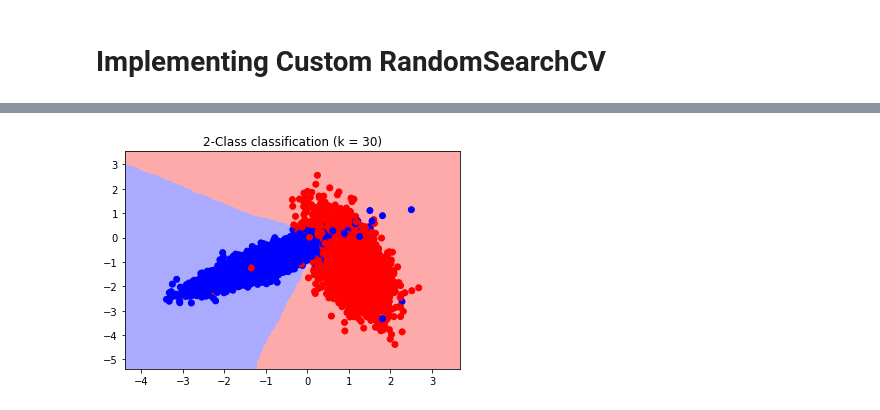
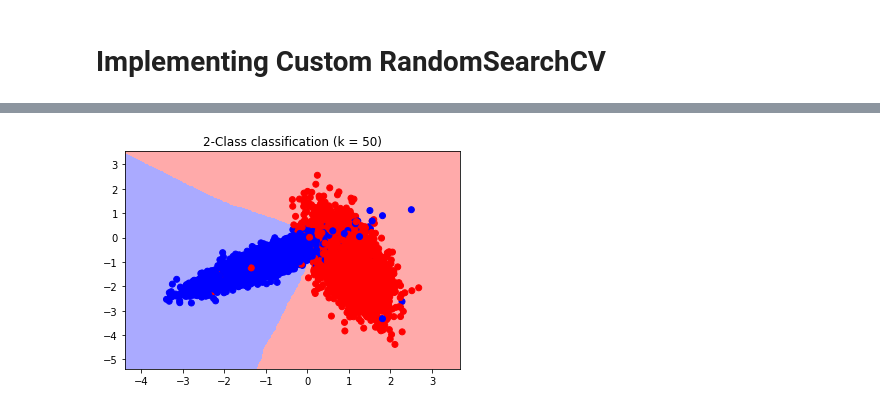
Before and after one commit to zie225/RandomSearchCV, a Jupyter notebook: sugurunaresh111@gmail.com_04.ipynb, the cells around one changed output, grey strips where cells are left out. Saved outputs shown, nothing was run; the diff lists cells and outputs as text; code cells hidden in the pictures.

```diff
--- a/sugurunaresh111@gmail.com_04.ipynb
+++ b/sugurunaresh111@gmail.com_04.ipynb
@@ -104,8 +114,8 @@ def plot_decision_boundary(X1, X2, y, clf):
     plt.show()
 # %%
 from matplotlib.colors import ListedColormap
-neigh = KNeighborsClassifier(n_neighbors =30)
+neigh = KNeighborsClassifier(n_neighbors =50)
 neigh.fit(X_train, y_train)
 plot_decision_boundary(X_train[:, 0], X_train[:, 1], y_train, neigh)
 # %% [output]
-[figure, old version]
+[figure, new version]
```
Also changed, not shown: parts of 3 cells of this notebook.
